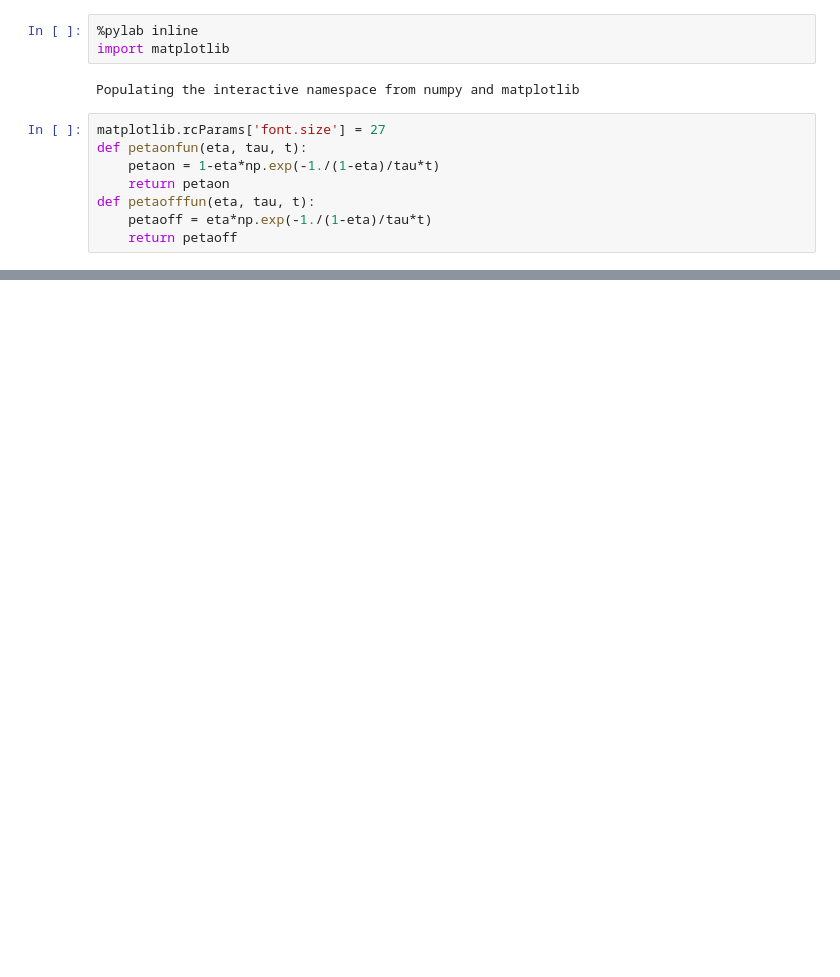
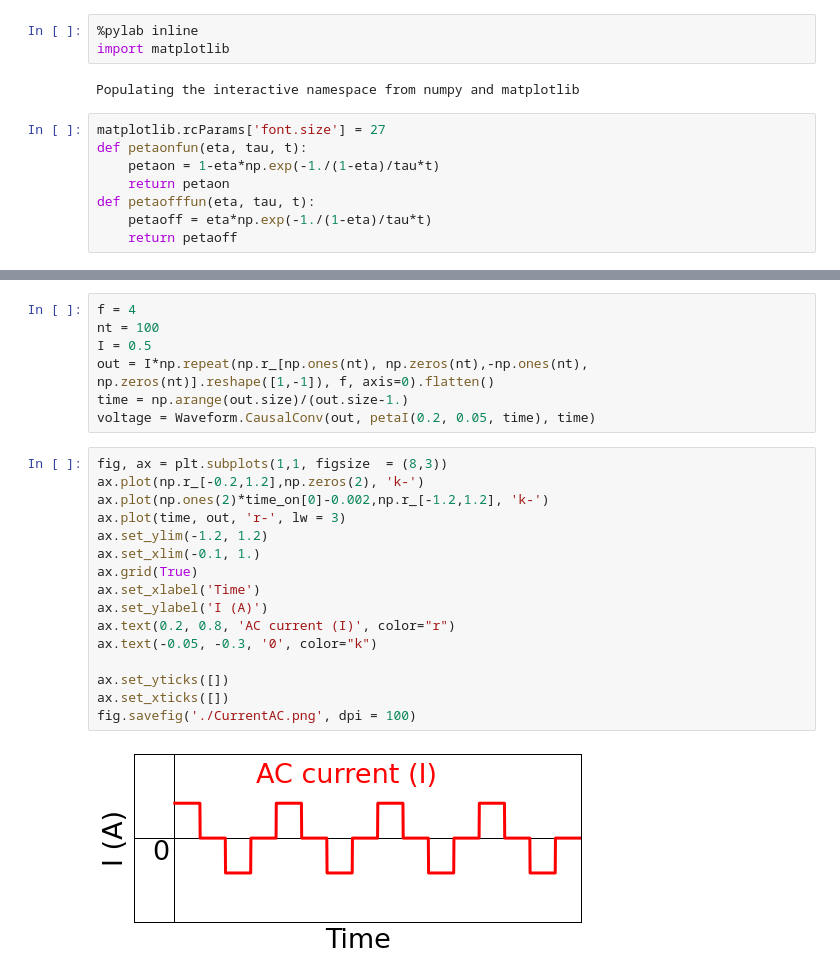
Before and after one commit to geoscixyz/em, a Jupyter notebook: examples/physical_properties/electrical_conductivity/DCcurrent.ipynb, the cells around one changed output, grey strips where cells are left out. Cells and saved outputs as stored; diff of their text form; blank space fills up the shorter version.

```diff
--- a/examples/physical_properties/electrical_conductivity/DCcurrent.ipynb
+++ b/examples/physical_properties/electrical_conductivity/DCcurrent.ipynb
@@ -41,0 +76,25 @@ fig.savefig('./CurrentDC.png', dpi = 100)
+# %%
+f = 4
+nt = 100
+I = 0.5
+out = I*np.repeat(np.r_[np.ones(nt), np.zeros(nt),-np.ones(nt), np.zeros(nt)].reshape([1,-1]), f, axis=0).flatten()
+time = np.arange(out.size)/(out.size-1.)
+voltage = Waveform.CausalConv(out, petaI(0.2, 0.05, time), time)
+# %%
+fig, ax = plt.subplots(1,1, figsize  = (8,3))
+ax.plot(np.r_[-0.2,1.2],np.zeros(2), 'k-')
+ax.plot(np.ones(2)*time_on[0]-0.002,np.r_[-1.2,1.2], 'k-')
+ax.plot(time, out, 'r-', lw = 3)
+ax.set_ylim(-1.2, 1.2)
+ax.set_xlim(-0.1, 1.)
+ax.grid(True)
+ax.set_xlabel('Time')
+ax.set_ylabel('I (A)')
+ax.text(0.2, 0.8, 'AC current (I)', color="r")
+ax.text(-0.05, -0.3, '0', color="k")
+
+ax.set_yticks([])
+ax.set_xticks([])
+fig.savefig('./CurrentAC.png', dpi = 100)
+# %% [output]
+[figure, added]
```
Also changed, not shown: parts of 7 cells of this notebook, 20 other files.
